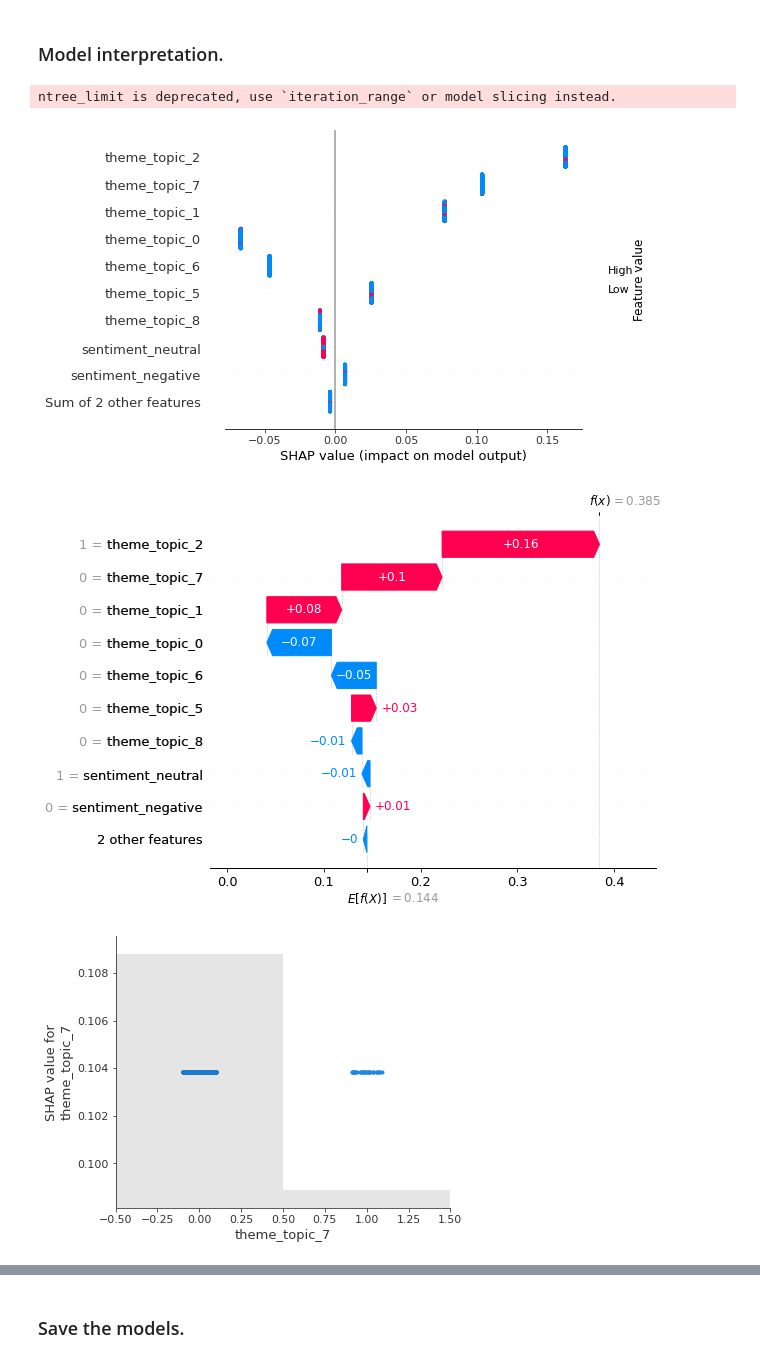
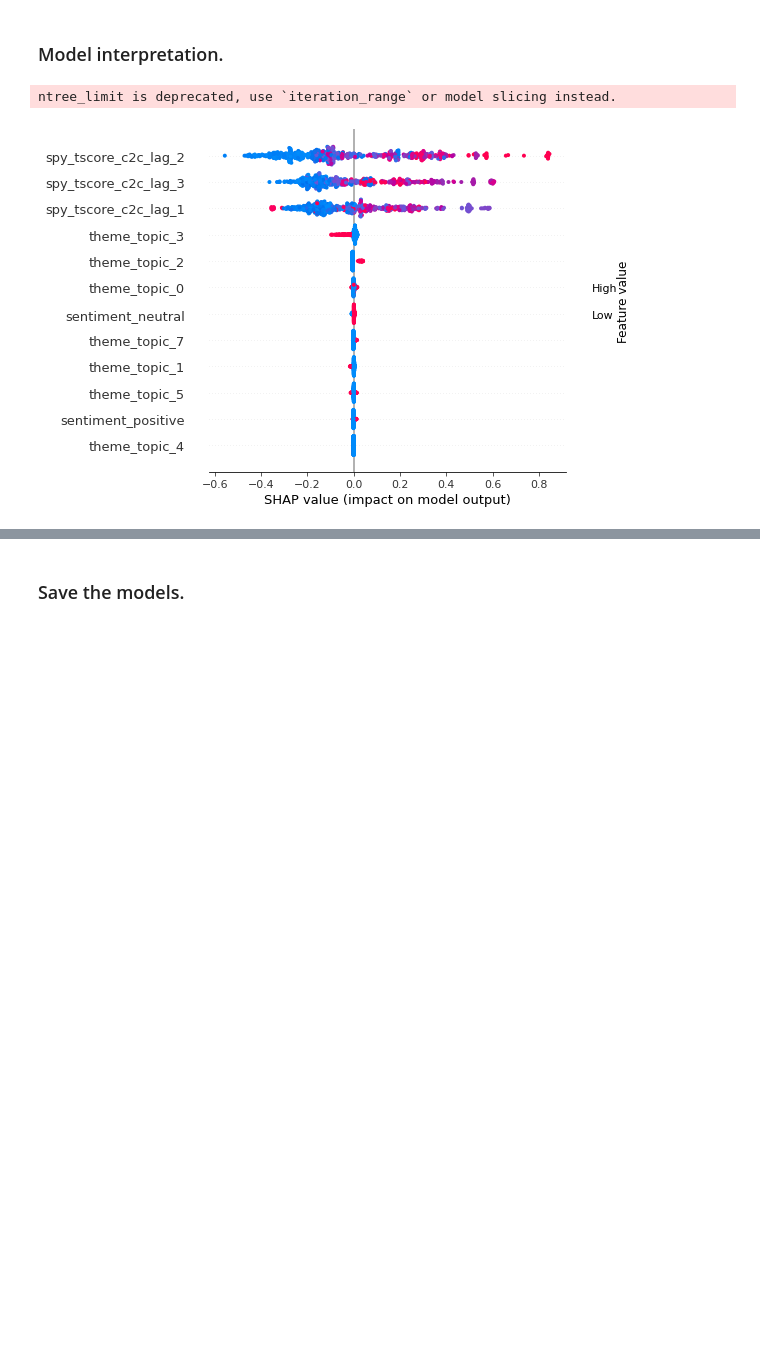
Before and after one commit to lioneltayyd/MADS-M2-estimating-news-impact-on-financial-market, a Jupyter notebook: source/notebooks/build_mktmv_regression.ipynb, the cells around one changed output, grey strips where cells are left out. Cells and saved outputs as stored; diff of their text form; code cells hidden in the pictures; blank space fills up the shorter version.

```diff
--- a/source/notebooks/build_mktmv_regression.ipynb
+++ b/source/notebooks/build_mktmv_regression.ipynb
@@ -230,7 +215,7 @@ Read from (cnn_news_business.parquet)
 df_marketnews = df_business.copy()
 
 # Merge the columns.
-usecols = ["spy_mktmv_c2c", "spy_tscore_c2c"]
+usecols = ["spy_mktmv_c2c", "spy_tscore_c2c"] + [f"spy_tscore_c2c_lag_{lag}" for lag in range(1,4,1)]
 df_marketnews = df_marketnews.merge(right=df_tickers[usecols], how="left", left_on="date", right_index=True)
 
 # Preview.
@@ -347,7 +333,7 @@ dtype: int64
 # %% [markdown]
 ### Split train test.
 # %%
-usecols = ["headline", "theme_sub"]
+usecols = ["headline", "theme_sub"] + [f"spy_tscore_c2c_lag_{lag}" for lag in range(1,4,1)]
 X, y = df_marketnews[usecols], df_marketnews["spy_tscore_c2c"]
 X_train, X_test, y_train, y_test = train_test_split(X, y, test_size=0.2, random_state=PARAM_SEED, shuffle=True)
 
@@ -391,0 +375,9 @@ Load from (dev/mlpipe_topic_v1.pickle)
+# %%
+# # # Save the regression model performance record.
+# manage_files.save_cache_pk(dir="dataset", filename="regression_performance.pickle", object=df_performances)
+
+# Load the past regression model performance record.
+df_performances = manage_files.load_cache_pk(dir="dataset", filename="regression_performance.pickle")
+
+# Preview.
+df_performances
@@ -669,8 +516,8 @@ FrozenTrial(number=4, values=[-1.2161649650005912], datetime_start=datetime.date
 # %% [markdown]
 ### Model evaluation.
 # %%
-# Assign the best estimator.
-estimator = optuna_search_xgb.best_estimator_
+# # Assign the best estimator if you retrain the model again.
+# estimator = searchres.best_estimator_
 
 # Make prediction.
 base_score = y_train.mean()
@@ -701,20 +548,16 @@ visualizer.plot_correlation(df_predicted, x="pred", y="true")
 # %%
 '''
 Documentation and tutorials:
 	- https://shap.readthedocs.io/en/latest/example_notebooks/tabular_examples/tree_based_models.html
 	- https://github.com/slundberg/shap
 	- https://analyticsindiamag.com/a-complete-guide-to-shap-shapley-additive-explanations-for-practitioners/
 '''
 
 explainer = shap.TreeExplainer(estimator)
 shap_values = explainer(df_features)
 
-# Plot.
-shap.plots.beeswarm(shap_values)
-shap.plots.waterfall(shap_values[0])
-shap.plots.scatter(shap_values[:, 2])
+# Visualise the feature weight and important for the entire rows.
+shap.plots.beeswarm(shap_values, max_display=20)
 # %% [output]
 ntree_limit is deprecated, use `iteration_range` or model slicing instead.
-[figure, old version]
+[figure, new version]
-[figure, removed]
-[figure, removed]
```
Also changed, not shown: parts of 32 cells of this notebook, 20 other files.
